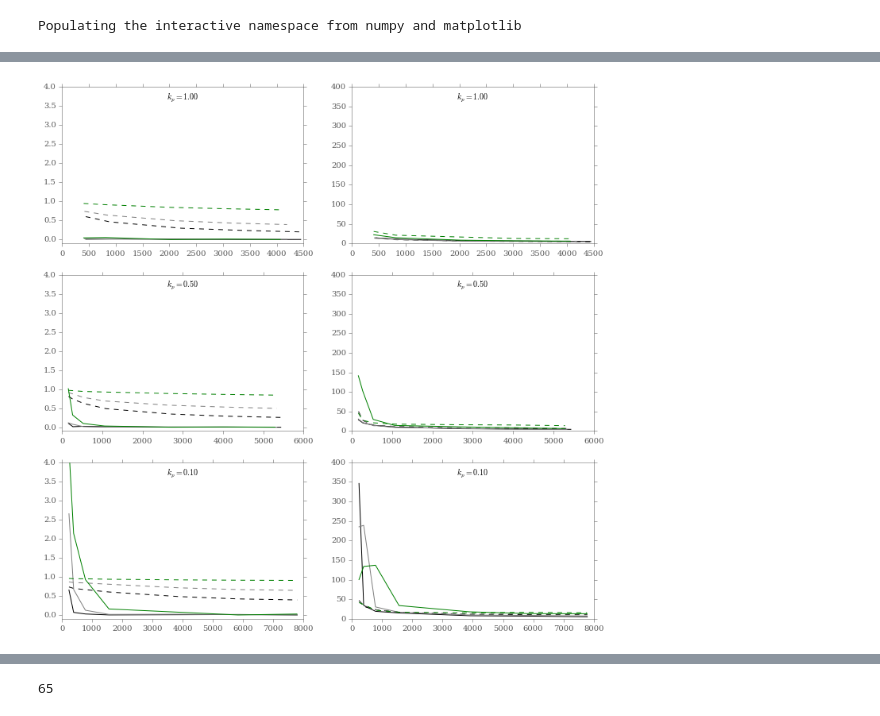
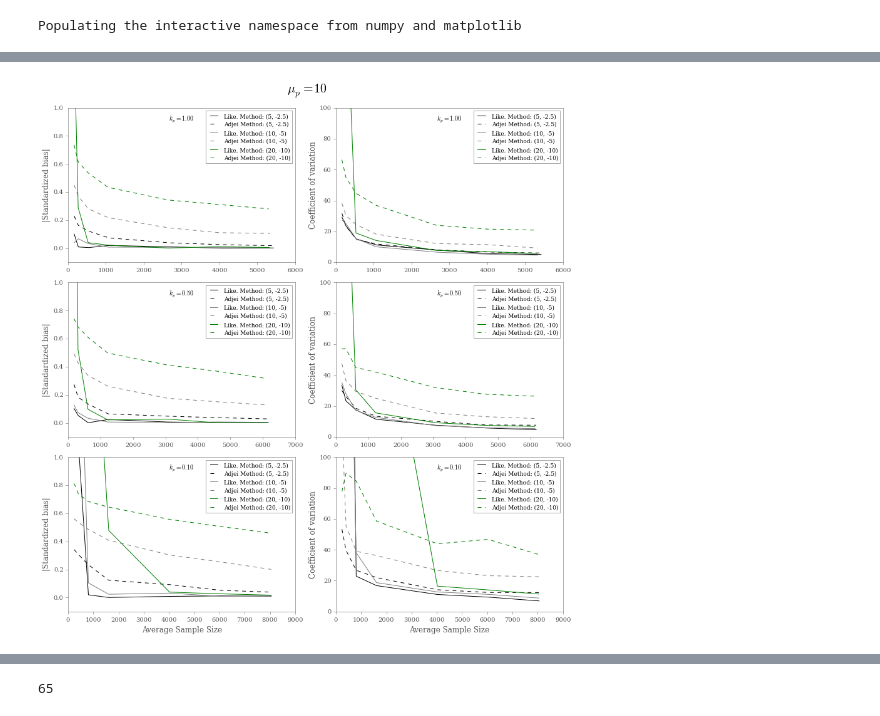
Before and after one commit to mqwilber/parasite_mortality, a Jupyter notebook: code/manuscript_plots.ipynb, the cells around one changed output, grey strips where cells are left out. Saved outputs shown, nothing was run; the diff lists cells and outputs as text; code cells hidden in the pictures.

Commit message:
Made bias and precision plots for all three mud

```diff
--- a/code/manuscript_plots.ipynb
+++ b/code/manuscript_plots.ipynb
@@ -20,4 +20,4 @@ plt.rcParams['text.usetex'] = False
 Populating the interactive namespace from numpy and matplotlib
 # %%
 # Load in the results from scenario 1
-sc1 = pd.read_pickle("../results/scenario1_analysis_results2.pkl")
+sc1 = pd.read_pickle("../results/scenario1_analysis_results.pkl")
@@ -24,48 +105,79 @@ sc1 = pd.read_pickle("../results/scenario1_analysis_results2.pkl")
 # %%
+# Make
 param = "a"
 
-mup = 500
+mups = [10, 100, 500]
+ld50_vec = [[(5, -2.5), (10, -5), (20, -10)],
+            [(5, -1.15), (10, -2.3), (20, -4.6)],
+            [(10, -1.8), (20, -3.6), (60, -10.8)]]
 ks = [1, 0.5, .1]
-#ld50s = [(5, -2.5), (10, -5), (20, -10)]
-#ld50s = [(5, -1.15), (10, -2.3), (20, -4.6)]
-#ld50s = [(5, -0.75), (25, -3.75), (50, -7.5)]
-ld50s = [(10, -1.8), (20, -3.6), (60, -10.8)]
 colors = ["black", "grey", "green"]
-fig, axes = plt.subplots(3, 2, figsize=(12, 12))
-bias_ax = axes[:, 0]
-prec_ax = axes[:, 1]
 
-for i, k in enumerate(ks):
 
-    bias_ax[i].text(0.5, 0.92, r"$k_p = %.2f$" % k, horizontalalignment='center',
-                                transform = bias_ax[i].transAxes)
+for l, mup in enumerate(mups):
 
-    prec_ax[i].text(0.5, 0.92, r"$k_p = %.2f$" % k, horizontalalignment='center',
-                                transform = prec_ax[i].transAxes)
-    for j, ld50 in enumerate(ld50s):
+    fig, axes = plt.subplots(3, 2, figsize=(12, 12))
 
-        try:
-            samp_adj, bias_adj, prec_adj = pm.extract_simulation_results(sc1, [mup, ld50, k], "adjei", param)
-        except:
-            print([mup, ld50, k])
+    for ax in np.ravel(axes):
+        ax.xaxis.tick_bottom()
+        ax.yaxis.tick_left()
 
-        try:
-            samp_like, bias_like, prec_like = pm.extract_simulation_results(sc1, [mup, ld50, k], "likelihood", param)
-        except:
-            print([mup, ld50, k])
+    bias_ax = axes[:, 0]
+    prec_ax = axes[:, 1]
+    ld50s = ld50_vec[l]
 
-        like_res = pd.DataFrame(zip(samp_like, bias_like, prec_like), columns=["N", "b", "p"])
-        like_res.sort("N", inplace=True)
+    for i, k in enumerate(ks):
 
-        adj_res = pd.DataFrame(zip(samp_adj, bias_adj, prec_adj), columns=["N", "b", "p"])
-        adj_res.sort("N", inplace=True)
+        bias_ax[i].text(0.5, 0.92, r"$k_p = %.2f$" % k, horizontalalignment='center',
+                                    transform = bias_ax[i].transAxes)
 
-        bias_ax[i].plot(like_res.N, like_res.b, color=colors[j])
-        bias_ax[i].plot(adj_res.N, adj_res.b, '--', color=colors[j])
-        bias_ax[i].set_ylim(-0.1, 4)
+        prec_ax[i].text(0.5, 0.92, r"$k_p = %.2f$" % k, horizontalalignment='center',
+                                    transform = prec_ax[i].transAxes)
+        for j, ld50 in enumerate(ld50s):
 
-        prec_ax[i].plot(like_res.N, like_res.p, color=colors[j])
-        prec_ax[i].plot(adj_res.N, adj_res.p, '--', color=colors[j])
-        prec_ax[i].set_ylim(0, 400)
+            try:
+                samp_adj, bias_adj, prec_adj = pm.extract_simulation_results(sc1, [mup, ld50, k], "adjei", param)
+            except:
+                print([mup, ld50, k])
+
+            try:
+                samp_like, bias_like, prec_like = pm.extract_simulation_results(sc1, [mup, ld50, k], "likelihood", param)
+            except:
+                print([mup, ld50, k])
+
+            like_res = pd.DataFrame(zip(samp_like, bias_like, prec_like), columns=["N", "b", "p"])
+            like_res.sort("N", inplace=True)
+
+            adj_res = pd.DataFrame(zip(samp_adj, bias_adj, prec_adj), columns=["N", "b", "p"])
+            adj_res.sort("N", inplace=True)
+
+            like_label = "Like. Method: " + str(ld50)
+            adjei_label = "Adjei Method: " + str(ld50)
+            bias_ax[i].plot(like_res.N, like_res.b, color=colors[j], label=like_label)
+            bias_ax[i].plot(adj_res.N, adj_res.b, '--', color=colors[j], label=adjei_label)
+            bias_ax[i].set_ylim(-0.1, 1)
+
+            prec_ax[i].plot(like_res.N, like_res.p, color=colors[j], label=like_label)
+            prec_ax[i].plot(adj_res.N, adj_res.p, '--', color=colors[j], label=adjei_label)
+            prec_ax[i].set_ylim(0, 100)
+
+            # Set xlabels
+            if prec_ax[i].is_last_row():
+                prec_ax[i].set_xlabel("Average Sample Size")
+
+            if bias_ax[i].is_last_row():
+                bias_ax[i].set_xlabel("Average Sample Size")
+
+            # Set ylabels
+            prec_ax[i].set_ylabel("Coefficient of variation")
+            bias_ax[i].set_ylabel("|Standardized bias|")
+
+        bias_ax[i].legend(prop={"size" : 9})
+        prec_ax[i].legend(prop={"size" : 9})
+
+
+    fig.suptitle(r"$\mu_p = %i$" % (mup), y=1.03, size=20)
+    plt.tight_layout()
+    fig.savefig("../results/bais_prec_figure_for_a_mu%i.pdf" % (mup), dpi=300)
 # %% [output]
-[figure, old version]
+[figure, new version]
```
Also changed, not shown: parts of 4 cells of this notebook.
